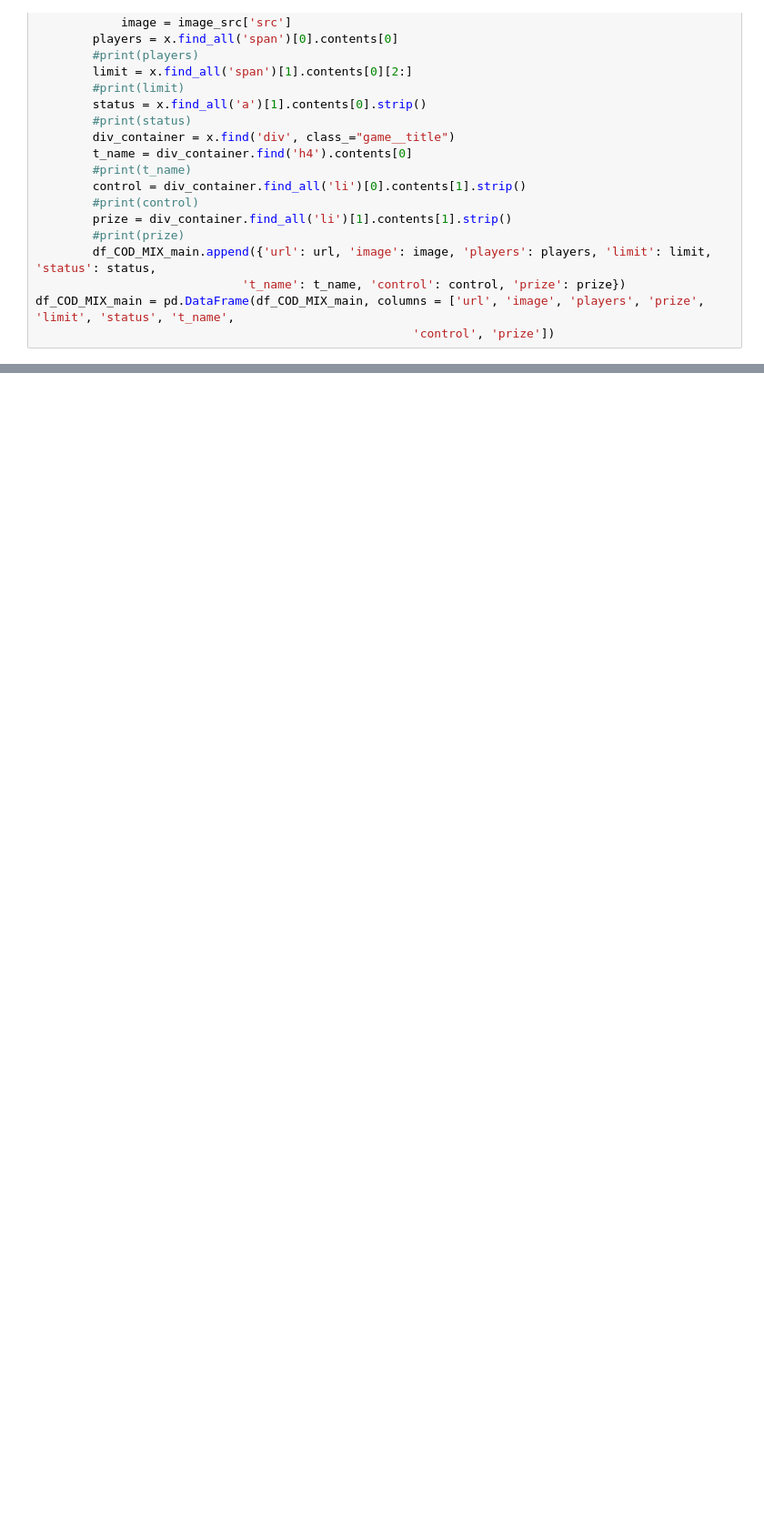
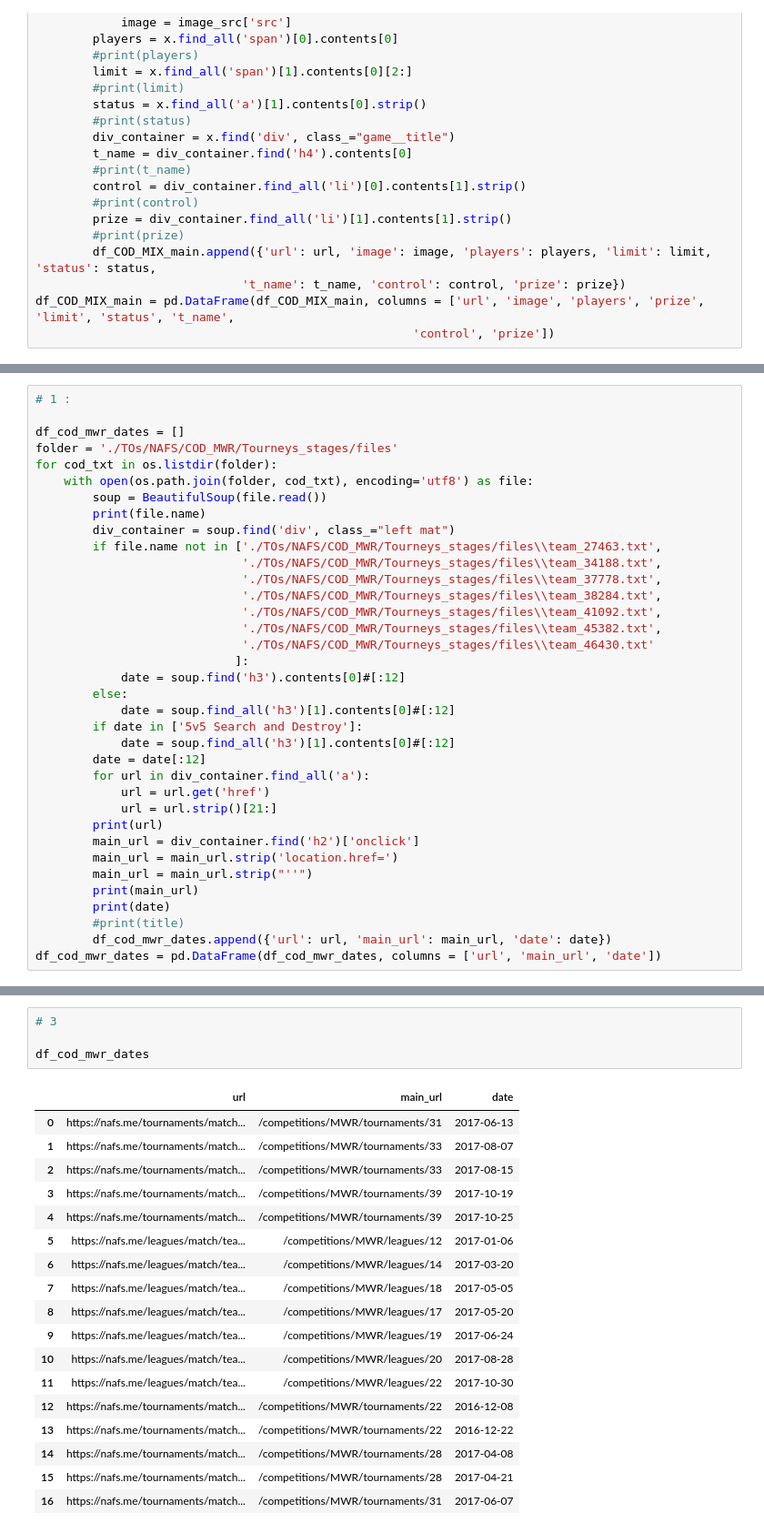
Before and after one commit to iRaied/eSports_Teams, a Jupyter notebook: esports_teams.ipynb, the cells around one changed output, grey strips where cells are left out. Shown at 91% size. Cells and saved outputs as stored; diff of their text form; blank space fills up the shorter version.

```diff
--- a/esports_teams.ipynb
+++ b/esports_teams.ipynb
@@ -2488,0 +2489,36 @@ This section for only COD MIX Championships.
+# %%
+# 1 :
+
+df_cod_mwr_dates = []
+folder = './TOs/NAFS/COD_MWR/Tourneys_stages/files'
+for cod_txt in os.listdir(folder):
+    with open(os.path.join(folder, cod_txt), encoding='utf8') as file:
+        soup = BeautifulSoup(file.read())
+        print(file.name)
+        div_container = soup.find('div', class_="left mat")
+        if file.name not in ['./TOs/NAFS/COD_MWR/Tourneys_stages/files\\team_27463.txt',
+                             './TOs/NAFS/COD_MWR/Tourneys_stages/files\\team_34188.txt',
+                             './TOs/NAFS/COD_MWR/Tourneys_stages/files\\team_37778.txt',
+                             './TOs/NAFS/COD_MWR/Tourneys_stages/files\\team_38284.txt',
+                             './TOs/NAFS/COD_MWR/Tourneys_stages/files\\team_41092.txt',
+                             './TOs/NAFS/COD_MWR/Tourneys_stages/files\\team_45382.txt',
+                             './TOs/NAFS/COD_MWR/Tourneys_stages/files\\team_46430.txt'
+                            ]:
+            date = soup.find('h3').contents[0]#[:12]
+        else:
+            date = soup.find_all('h3')[1].contents[0]#[:12]
+        if date in ['5v5 Search and Destroy']:
+            date = soup.find_all('h3')[1].contents[0]#[:12]
+        date = date[:12]
+        for url in div_container.find_all('a'):
+            url = url.get('href')
+            url = url.strip()[21:]
+        print(url)
+        main_url = div_container.find('h2')['onclick']
+        main_url = main_url.strip('location.href=')
+        main_url = main_url.strip("''")
+        print(main_url)
+        print(date)
+        #print(title)
+        df_cod_mwr_dates.append({'url': url, 'main_url': main_url, 'date': date})
+df_cod_mwr_dates = pd.DataFrame(df_cod_mwr_dates, columns = ['url', 'main_url', 'date'])
@@ -2488,0 +2547,23 @@ This section for only COD MIX Championships.
+# %%
+# 3
+
+df_cod_mwr_dates
+# %% [output]
+|  | url | main_url | date |
+| 0 | https://nafs.me/tournaments/match... | /competitions/MWR/tournaments/31 | 2017-06-13 |
+| 1 | https://nafs.me/tournaments/match... | /competitions/MWR/tournaments/33 | 2017-08-07 |
+| 2 | https://nafs.me/tournaments/match... | /competitions/MWR/tournaments/33 | 2017-08-15 |
+| 3 | https://nafs.me/tournaments/match... | /competitions/MWR/tournaments/39 | 2017-10-19 |
+| 4 | https://nafs.me/tournaments/match... | /competitions/MWR/tournaments/39 | 2017-10-25 |
+| 5 | https://nafs.me/leagues/match/tea... | /competitions/MWR/leagues/12 | 2017-01-06 |
+| 6 | https://nafs.me/leagues/match/tea... | /competitions/MWR/leagues/14 | 2017-03-20 |
+| 7 | https://nafs.me/leagues/match/tea... | /competitions/MWR/leagues/18 | 2017-05-05 |
+| 8 | https://nafs.me/leagues/match/tea... | /competitions/MWR/leagues/17 | 2017-05-20 |
+| 9 | https://nafs.me/leagues/match/tea... | /competitions/MWR/leagues/19 | 2017-06-24 |
+| 10 | https://nafs.me/leagues/match/tea... | /competitions/MWR/leagues/20 | 2017-08-28 |
+| 11 | https://nafs.me/leagues/match/tea... | /competitions/MWR/leagues/22 | 2017-10-30 |
+| 12 | https://nafs.me/tournaments/match... | /competitions/MWR/tournaments/22 | 2016-12-08 |
+| 13 | https://nafs.me/tournaments/match... | /competitions/MWR/tournaments/22 | 2016-12-22 |
+| 14 | https://nafs.me/tournaments/match... | /competitions/MWR/tournaments/28 | 2017-04-08 |
+| 15 | https://nafs.me/tournaments/match... | /competitions/MWR/tournaments/28 | 2017-04-21 |
+| 16 | https://nafs.me/tournaments/match... | /competitions/MWR/tournaments/31 | 2017-06-07 |
```
Also changed, not shown: parts of 18 cells of this notebook.
